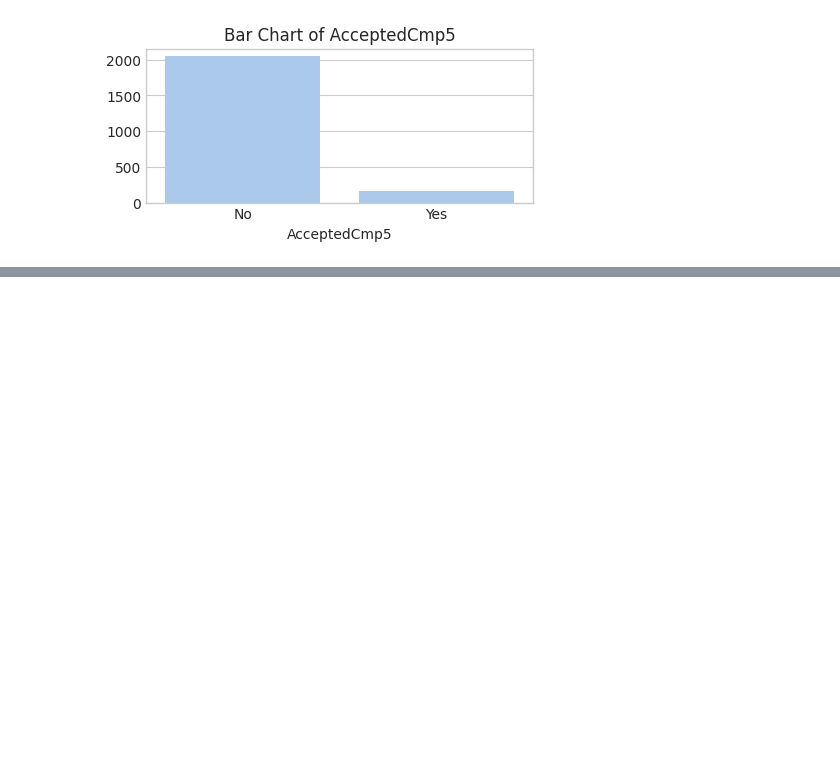
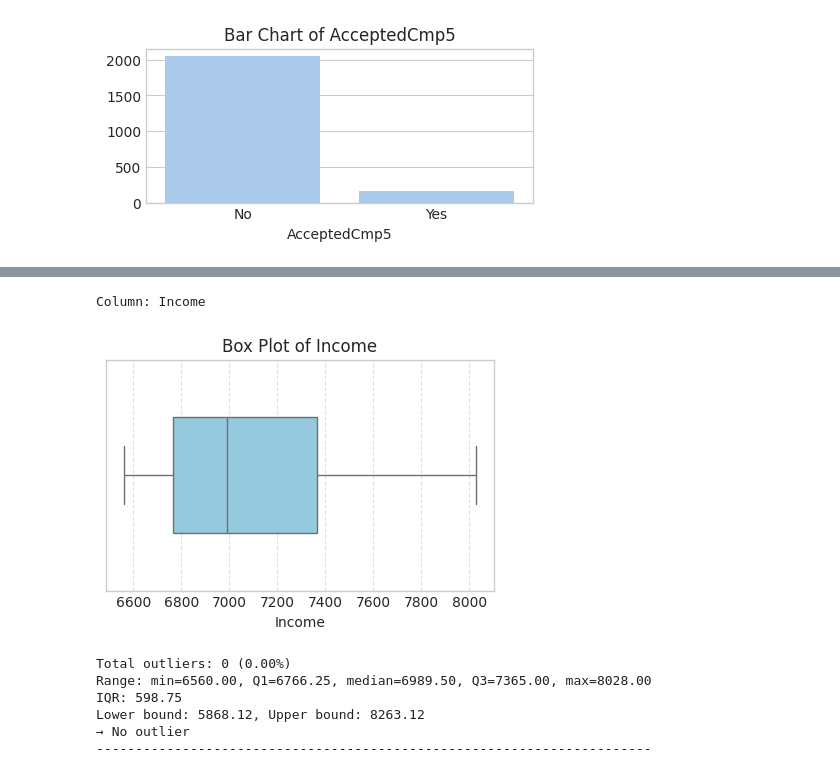
Before and after one commit to nh-adorie/adorie-data-projects, a Jupyter notebook: customer-personality-analysis/notebooks/1_eda_cleaning.ipynb, the cells around one changed output, grey strips where cells are left out. Cells and saved outputs as stored; diff of their text form; code cells hidden in the pictures; blank space fills up the shorter version.

```diff
--- a/customer-personality-analysis/notebooks/1_eda_cleaning.ipynb
+++ b/customer-personality-analysis/notebooks/1_eda_cleaning.ipynb
@@ -359,0 +384,12 @@ NameError: name 'ountliners' is not defined
+# %%
+# Income
+outlier_detect('Income')
+# %% [output]
+Column: Income
+[figure, added]
+Total outliers: 0 (0.00%)
+Range: min=6560.00, Q1=6766.25, median=6989.50, Q3=7365.00, max=8028.00
+IQR: 598.75
+Lower bound: 5868.12, Upper bound: 8263.12
+→ No outlier
+-----------------------------------------------------------------------
```
Also changed, not shown: parts of 67 cells of this notebook.
